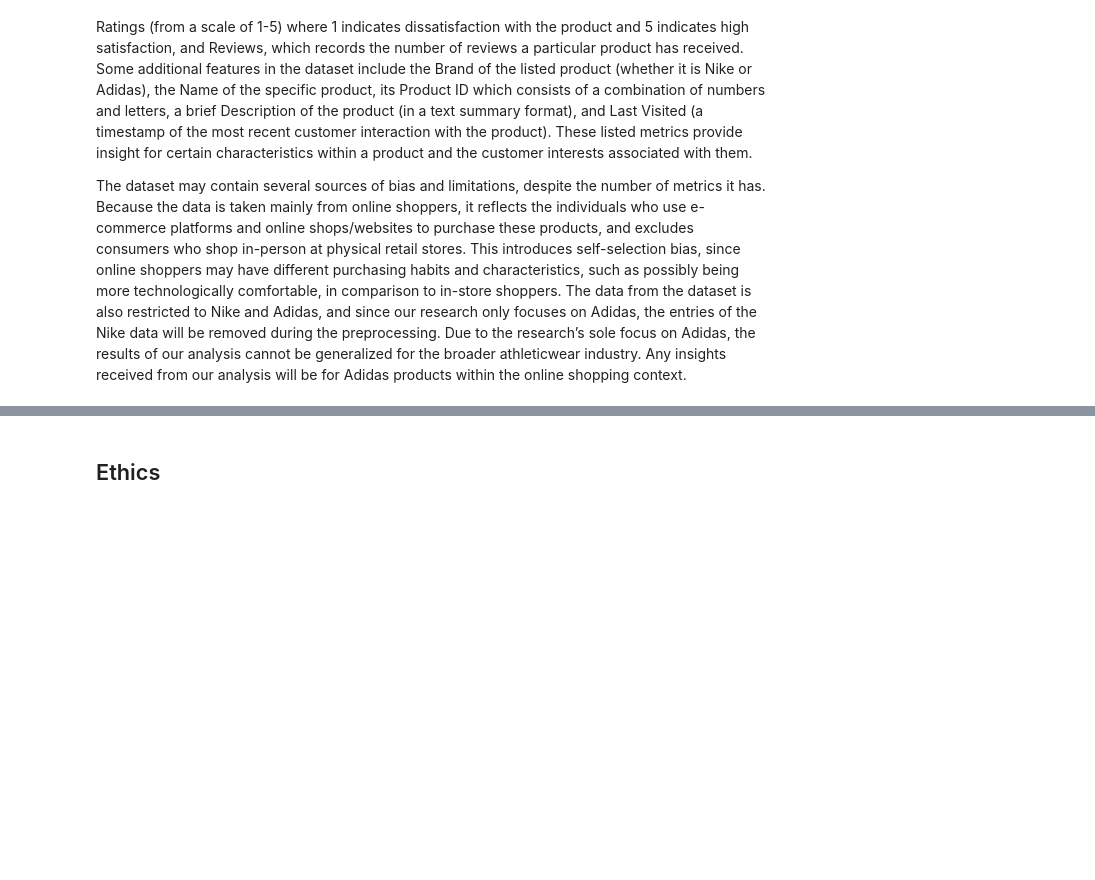
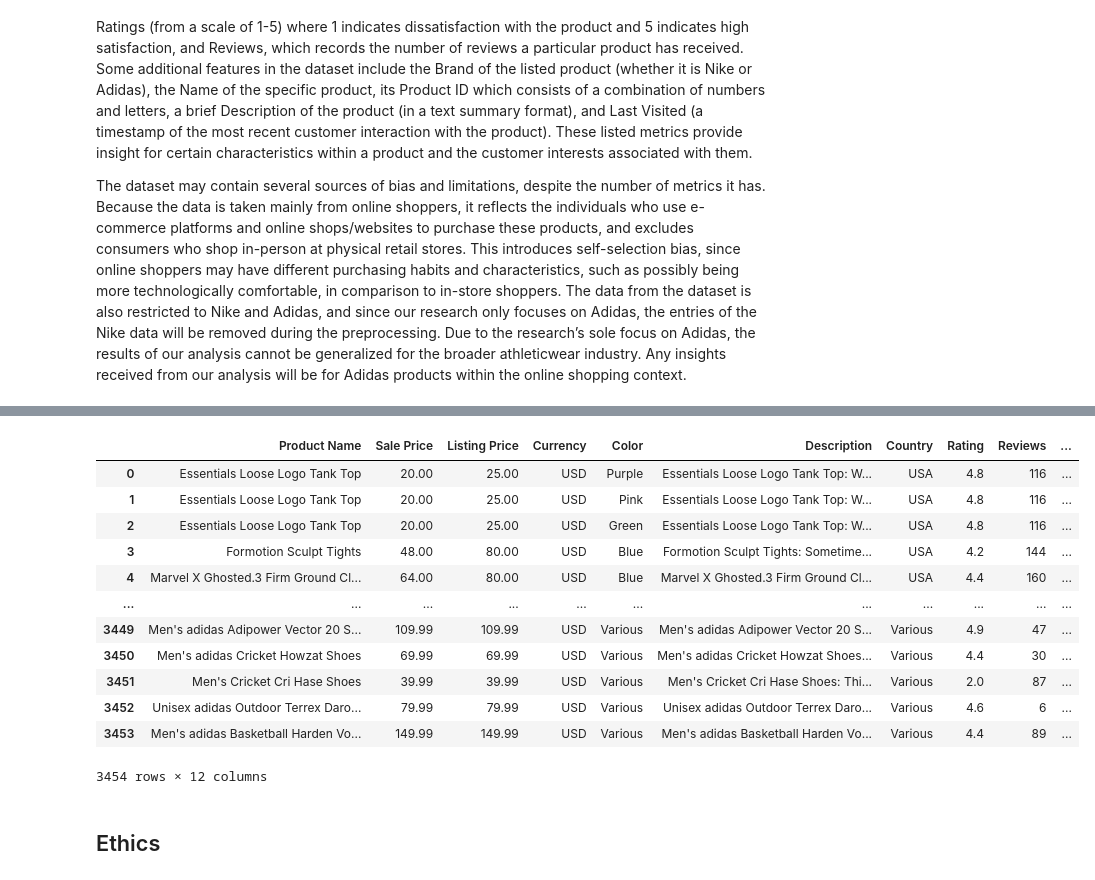
Before and after one commit to jasmine-1e/Hedonic-Analysis-of-Athleticware-Pricing, a Jupyter notebook: 01-DataCheckpoint.ipynb, the cells around one changed output, grey strips where cells are left out. Drawn from its saved outputs; the diff is of its cells as text; code cells hidden in the pictures; blank space fills up the shorter version.

```diff
--- a/01-DataCheckpoint.ipynb
+++ b/01-DataCheckpoint.ipynb
@@ -676,3 +701,32 @@ memory usage: 357.1+ KB
+# %%
+##checking columns
+merged.columns
+
+#dropping unnecessary columns from merged DF
+merged = merged.drop(columns = ['Index', 'URL', 'Availibility', 'Category', 'Source',  'Source Website', 'Breadcrumbs', 'Brand', 'Images', 'Language', "Discount", "SKU", "Last Visited", "Crawled At", "Product ID"])
+merged["Currency"] = merged["Currency"].fillna("USD") #the entire dataset is in USD
+merged["Color"] = merged["Color"].fillna("Various") ##default umbrella shoe color designation
+##Default, just adidas products that were sold in unknown countries,
+#can assume the United States was one of them but unverifiable - thus, "Various" umbrella designation
+merged["Country"] = merged["Country"].fillna("Various")
+
+##saving the merged data to the datafile
+merged.to_csv('data/02-processed/merged.csv', index=False)
+merged
+# %% [output]
+|  | Product Name | Sale Price | Listing Price | Currency | Color | Description | Country | Rating | Reviews | ... |
+| 0 | Essentials Loose Logo Tank Top | 20.00 | 25.00 | USD | Purple | Essentials Loose Logo Tank Top: W... | USA | 4.8 | 116 | ... |
+| 1 | Essentials Loose Logo Tank Top | 20.00 | 25.00 | USD | Pink | Essentials Loose Logo Tank Top: W... | USA | 4.8 | 116 | ... |
+| 2 | Essentials Loose Logo Tank Top | 20.00 | 25.00 | USD | Green | Essentials Loose Logo Tank Top: W... | USA | 4.8 | 116 | ... |
+| 3 | Formotion Sculpt Tights | 48.00 | 80.00 | USD | Blue | Formotion Sculpt Tights: Sometime... | USA | 4.2 | 144 | ... |
+| 4 | Marvel X Ghosted.3 Firm Ground Cl... | 64.00 | 80.00 | USD | Blue | Marvel X Ghosted.3 Firm Ground Cl... | USA | 4.4 | 160 | ... |
+| ... | ... | ... | ... | ... | ... | ... | ... | ... | ... | ... |
+| 3449 | Men's adidas Adipower Vector 20 S... | 109.99 | 109.99 | USD | Various | Men's adidas Adipower Vector 20 S... | Various | 4.9 | 47 | ... |
+| 3450 | Men's adidas Cricket Howzat Shoes | 69.99 | 69.99 | USD | Various | Men's adidas Cricket Howzat Shoes... | Various | 4.4 | 30 | ... |
+| 3451 | Men's Cricket Cri Hase Shoes | 39.99 | 39.99 | USD | Various | Men's Cricket Cri Hase Shoes: Thi... | Various | 2.0 | 87 | ... |
+| 3452 | Unisex adidas Outdoor Terrex Daro... | 79.99 | 79.99 | USD | Various | Unisex adidas Outdoor Terrex Daro... | Various | 4.6 | 6 | ... |
+| 3453 | Men's adidas Basketball Harden Vo... | 149.99 | 149.99 | USD | Various | Men's adidas Basketball Harden Vo... | Various | 4.4 | 89 | ... |
+3454 rows × 12 columns
 # %% [markdown]
 ## Ethics
 # %% [markdown]
```
Also changed, not shown: parts of 3 cells of this notebook.
